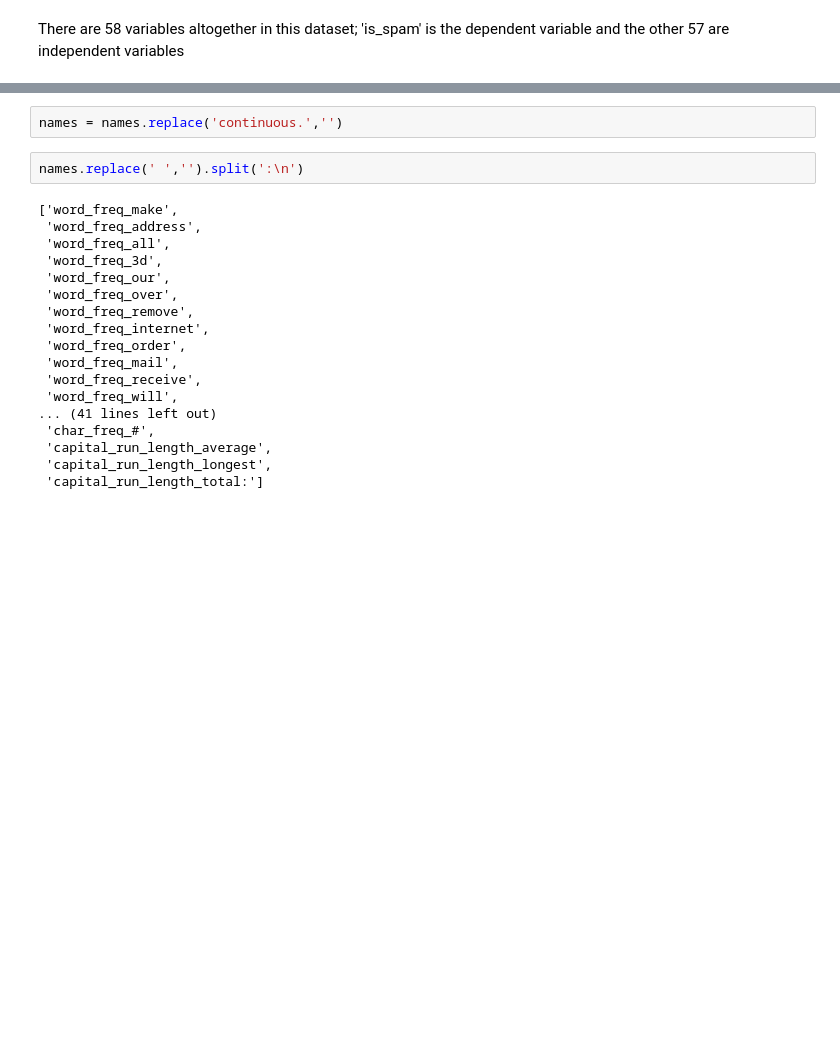
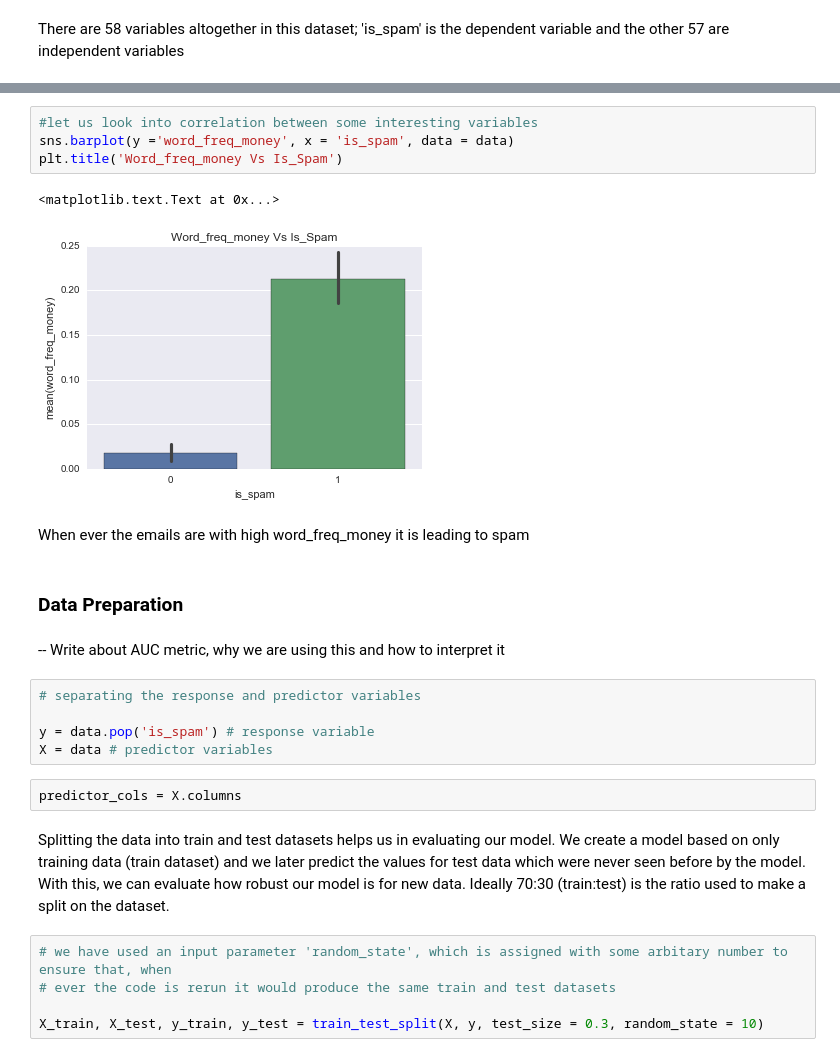
Before and after one commit to anu003/Python-Programs, a Jupyter notebook: Assignment-1.ipynb, the cells around one changed output, grey strips where cells are left out. Saved outputs shown, nothing was run; the diff lists cells and outputs as text; blank space fills up the shorter version.

```diff
--- a/Assignment-1.ipynb
+++ b/Assignment-1.ipynb
@@ -182,22 +118,27 @@ capital_run_length_total:   continuous."""
-# %%
-names = names.replace('continuous.','')
-# %%
-names.replace(' ','').split(':\n')
-# %% [output]
-['word_freq_make',
- 'word_freq_address',
- 'word_freq_all',
- 'word_freq_3d',
- 'word_freq_our',
- 'word_freq_over',
- 'word_freq_remove',
- 'word_freq_internet',
- 'word_freq_order',
- 'word_freq_mail',
- 'word_freq_receive',
- 'word_freq_will',
-... (41 lines left out)
- 'char_freq_#',
- 'capital_run_length_average',
- 'capital_run_length_longest',
- 'capital_run_length_total:']
+# %%
+#let us look into correlation between some interesting variables
+sns.barplot(y ='word_freq_money', x = 'is_spam', data = data)
+plt.title('Word_freq_money Vs Is_Spam')
+# %% [output]
+<matplotlib.text.Text at 0x...>
+[figure, added]
+# %% [markdown]
+When ever the emails are with high word_freq_money it is leading to spam
+# %% [markdown]
+### Data Preparation
+# %% [markdown]
+-- Write about AUC metric, why we are using this and how to interpret it
+# %%
+# separating the response and predictor variables
+
+y = data.pop('is_spam') # response variable
+X = data # predictor variables
+# %%
+predictor_cols = X.columns
+# %% [markdown]
+Splitting the data into train and test datasets helps us in evaluating our model. We create a model based on only training data (train dataset) and we later predict the values for test data which were never seen before by the model. With this, we can evaluate how robust our model is for new data. Ideally 70:30 (train:test) is the ratio used to make a split on the dataset.
+# %%
+# we have used an input parameter 'random_state', which is assigned with some arbitary number to ensure that, when
+# ever the code is rerun it would produce the same train and test datasets
+
+X_train, X_test, y_train, y_test = train_test_split(X, y, test_size = 0.3, random_state = 10)
```
Also changed, not shown: parts of 29 cells of this notebook.
